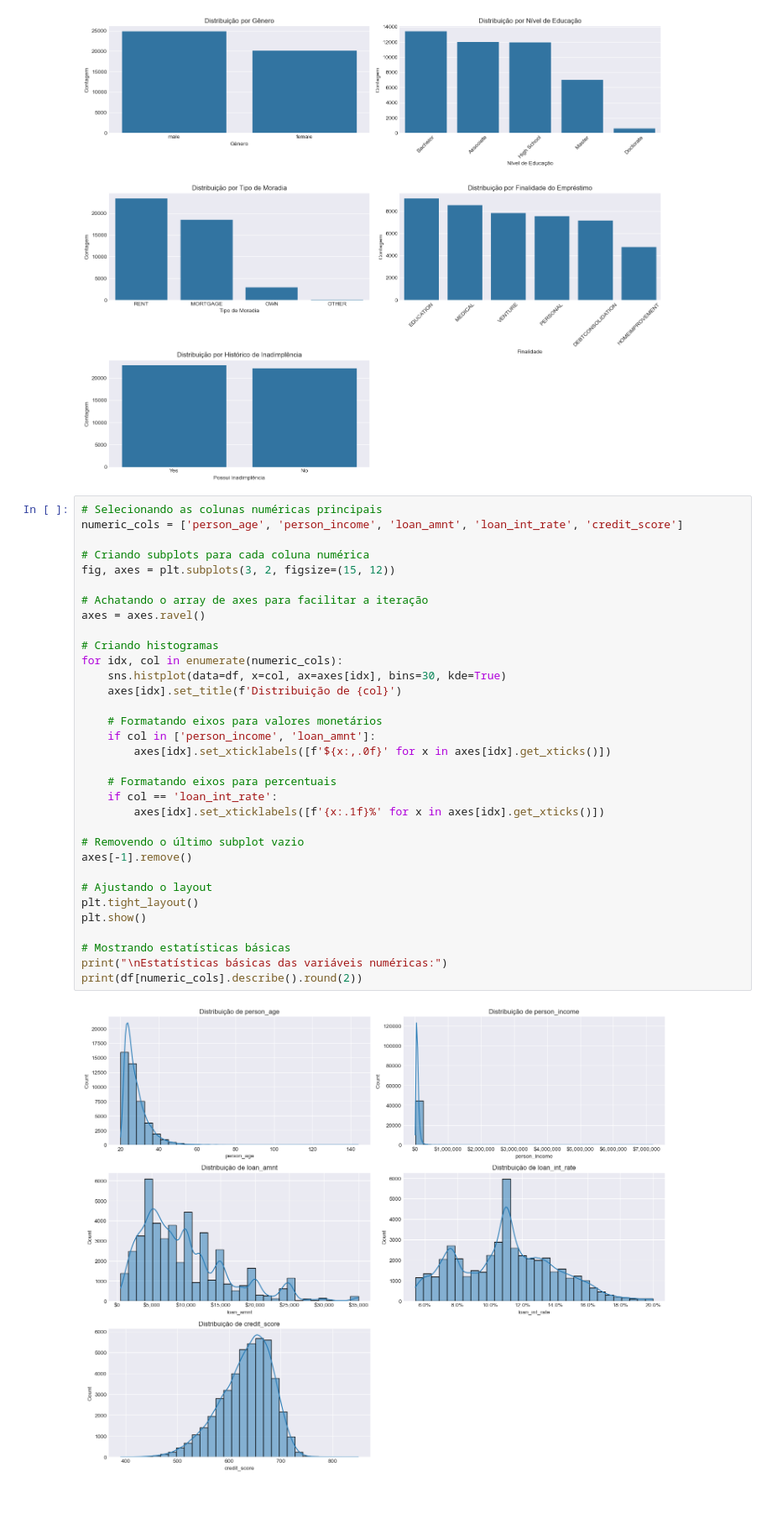
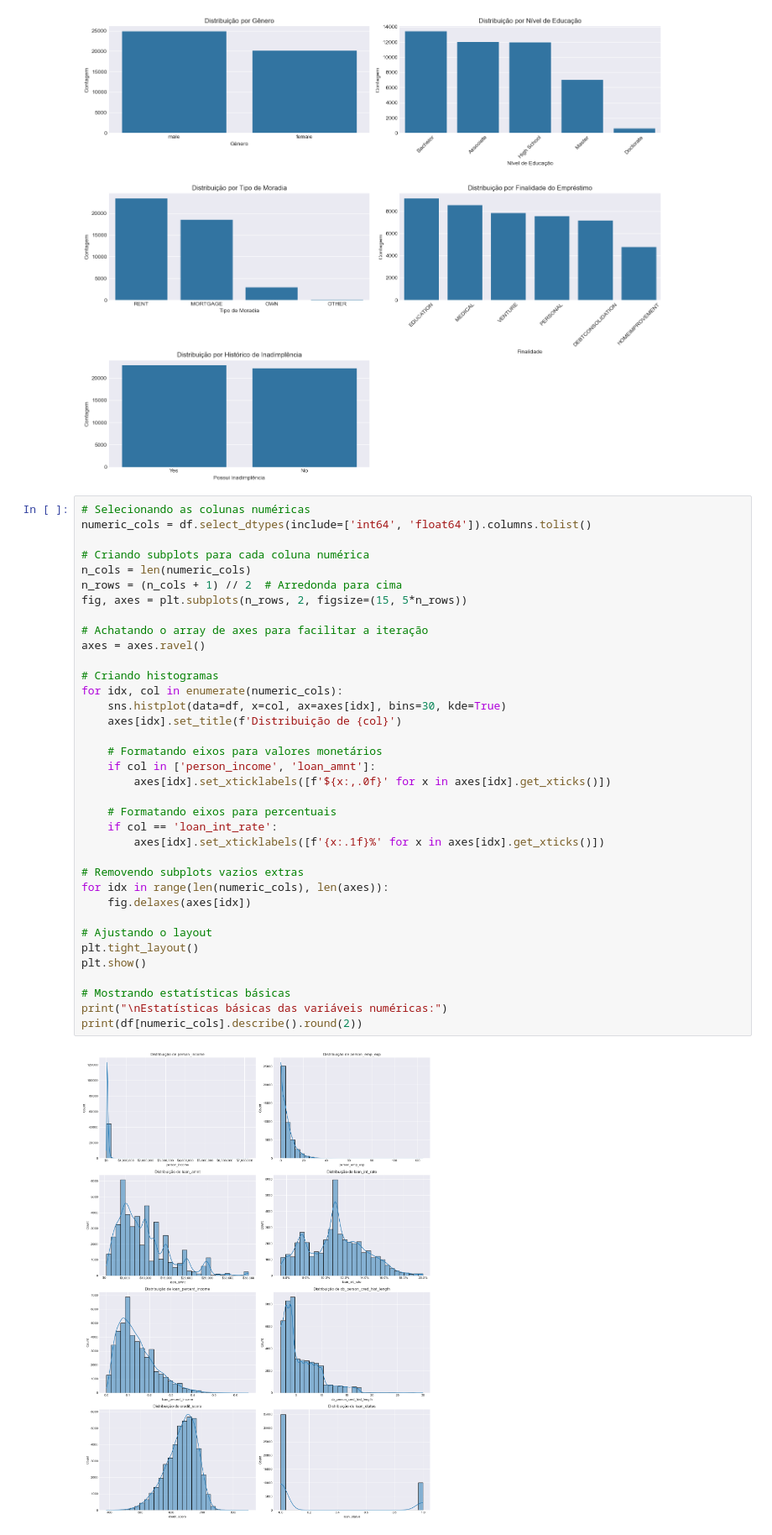
Before and after one commit to Marcao-Martins/Credit-Risk, a Jupyter notebook: loan.ipynb, the cells around one changed output. Shown: that part at 84% size. Saved outputs shown, nothing was run; the diff lists cells and outputs as text; blank space fills up the shorter version.

```diff
--- a/loan.ipynb
+++ b/loan.ipynb
@@ -147,38 +151,41 @@ plt.show()
 # %% [output]
 [figure]
 # %%
-# Selecionando as colunas numéricas principais
-numeric_cols = ['person_age', 'person_income', 'loan_amnt', 'loan_int_rate', 'credit_score']
+# Selecionando as colunas numéricas
+numeric_cols = df.select_dtypes(include=['int64', 'float64']).columns.tolist()
 
 # Criando subplots para cada coluna numérica
-fig, axes = plt.subplots(3, 2, figsize=(15, 12))
+n_cols = len(numeric_cols)
+n_rows = (n_cols + 1) // 2  # Arredonda para cima
+fig, axes = plt.subplots(n_rows, 2, figsize=(15, 5*n_rows))
 
 # Achatando o array de axes para facilitar a iteração
 axes = axes.ravel()
 
 # Criando histogramas
 for idx, col in enumerate(numeric_cols):
     sns.histplot(data=df, x=col, ax=axes[idx], bins=30, kde=True)
     axes[idx].set_title(f'Distribuição de {col}')
 
     # Formatando eixos para valores monetários
     if col in ['person_income', 'loan_amnt']:
         axes[idx].set_xticklabels([f'${x:,.0f}' for x in axes[idx].get_xticks()])
 
     # Formatando eixos para percentuais
     if col == 'loan_int_rate':
         axes[idx].set_xticklabels([f'{x:.1f}%' for x in axes[idx].get_xticks()])
 
-# Removendo o último subplot vazio
-axes[-1].remove()
+# Removendo subplots vazios extras
+for idx in range(len(numeric_cols), len(axes)):
+    fig.delaxes(axes[idx])
 
 # Ajustando o layout
 plt.tight_layout()
 plt.show()
 
 # Mostrando estatísticas básicas
 print("\nEstatísticas básicas das variáveis numéricas:")
 print(df[numeric_cols].describe().round(2))
 # %% [output]
-[figure, old version]
+[figure, new version]
 Estatísticas básicas das variáveis numéricas:
```
Also changed, not shown: parts of 29 cells of this notebook, 4 other files.
